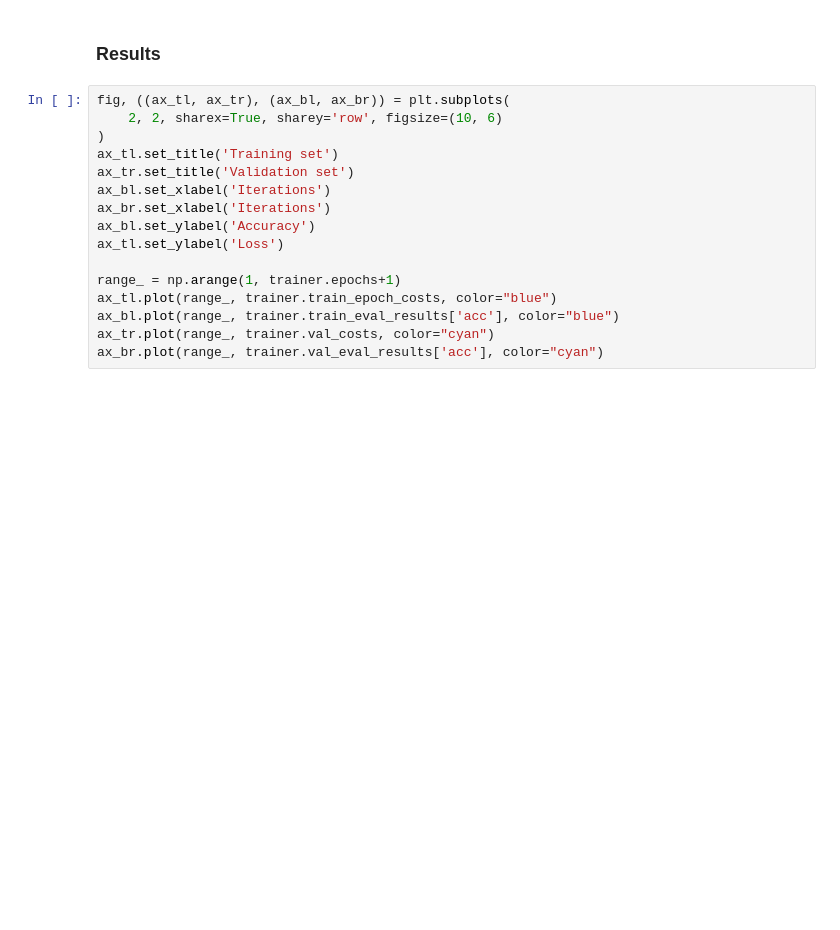
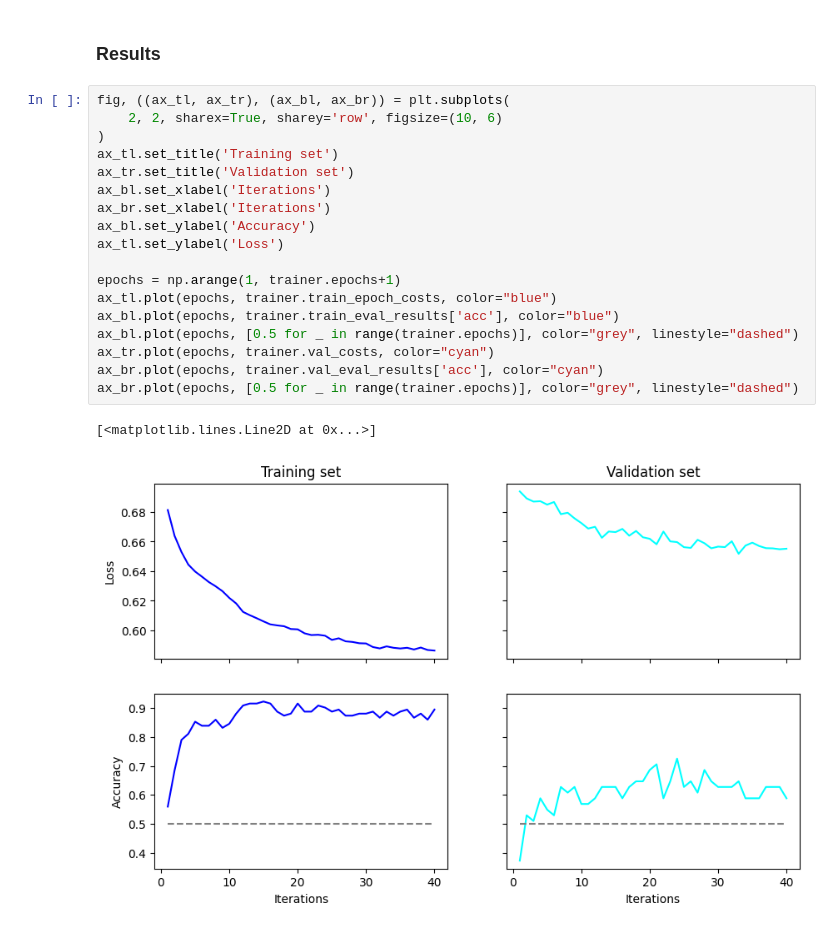
Before and after one commit to DNA386/Compositional_reading_comprehension_with_DisCoCirc, a Jupyter notebook: tutorials/babi6_training.ipynb, the cells around one changed output. Drawn from its saved outputs; the diff is of its cells as text; blank space fills up the shorter version.

```diff
--- a/tutorials/babi6_training.ipynb
+++ b/tutorials/babi6_training.ipynb
@@ -290,16 +317,21 @@ trainer.fit(
 # %%
 fig, ((ax_tl, ax_tr), (ax_bl, ax_br)) = plt.subplots(
     2, 2, sharex=True, sharey='row', figsize=(10, 6)
 )
 ax_tl.set_title('Training set')
 ax_tr.set_title('Validation set')
 ax_bl.set_xlabel('Iterations')
 ax_br.set_xlabel('Iterations')
 ax_bl.set_ylabel('Accuracy')
 ax_tl.set_ylabel('Loss')
 
-range_ = np.arange(1, trainer.epochs+1)
-ax_tl.plot(range_, trainer.train_epoch_costs, color="blue")
-ax_bl.plot(range_, trainer.train_eval_results['acc'], color="blue")
-ax_tr.plot(range_, trainer.val_costs, color="cyan")
-ax_br.plot(range_, trainer.val_eval_results['acc'], color="cyan")
+epochs = np.arange(1, trainer.epochs+1)
+ax_tl.plot(epochs, trainer.train_epoch_costs, color="blue")
+ax_bl.plot(epochs, trainer.train_eval_results['acc'], color="blue")
+ax_bl.plot(epochs, [0.5 for _ in range(trainer.epochs)], color="grey", linestyle="dashed")
+ax_tr.plot(epochs, trainer.val_costs, color="cyan")
+ax_br.plot(epochs, trainer.val_eval_results['acc'], color="cyan")
+ax_br.plot(epochs, [0.5 for _ in range(trainer.epochs)], color="grey", linestyle="dashed")
+# %% [output]
+[<matplotlib.lines.Line2D at 0x...>]
+[figure, added]
```
Also changed, not shown: parts of 10 cells of this notebook, 2 other files.
